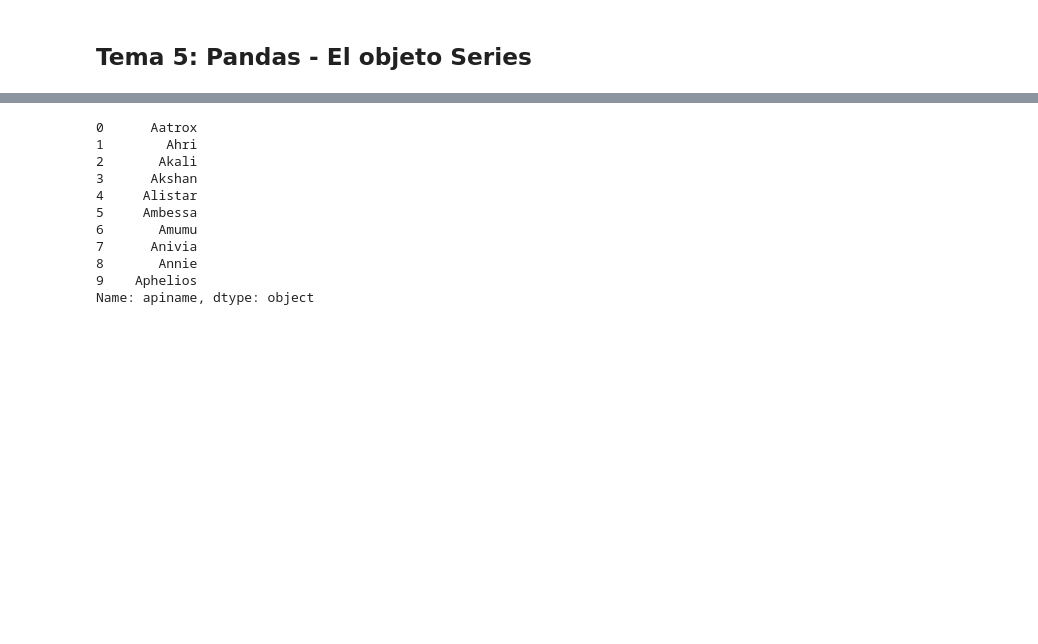
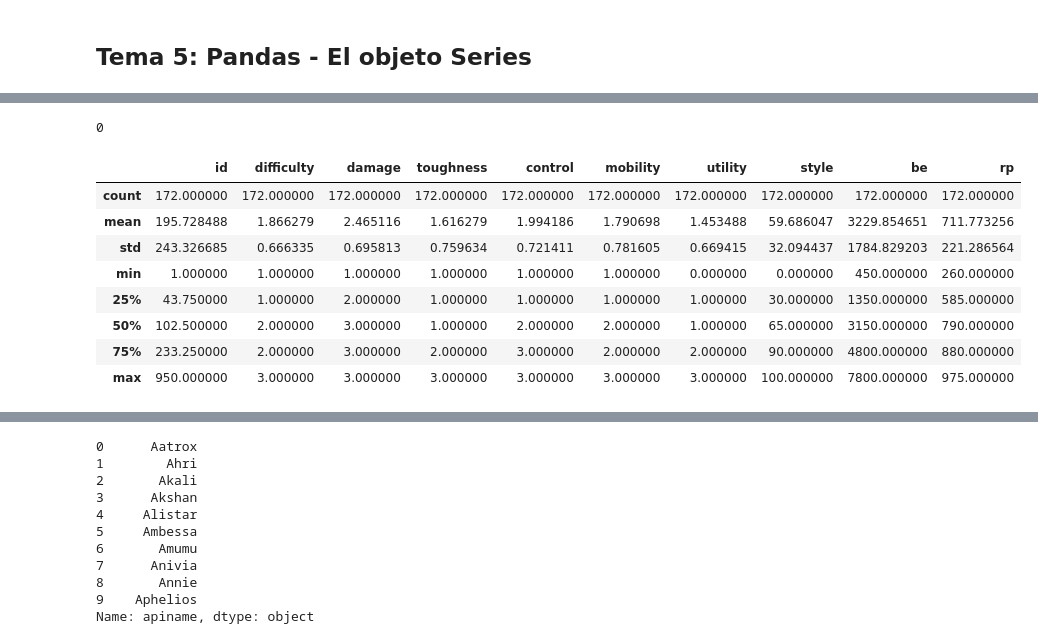
Before and after one commit to ljpiere/data_python_classes, a Jupyter notebook: DA/Webinar 11 - Sprint 6 - Módulos 1 - 2/Webinar11_Sprint6_Modulos_1_2.ipynb, the cells around one changed output, grey strips where cells are left out. Saved outputs shown, nothing was run; the diff lists cells and outputs as text; code cells hidden in the pictures; blank space fills up the shorter version.

```diff
--- a/DA/Webinar 11 - Sprint 6 - Módulos 1 - 2/Webinar11_Sprint6_Modulos_1_2.ipynb
+++ b/DA/Webinar 11 - Sprint 6 - Módulos 1 - 2/Webinar11_Sprint6_Modulos_1_2.ipynb
@@ -103,0 +210,16 @@ df = pd.read_csv('200125_LoL_champion_data.csv')
+# %%
+df.duplicated().sum()
+# %% [output]
+0
+# %%
+df.describe()
+# %% [output]
+|  | id | difficulty | damage | toughness | control | mobility | utility | style | be | rp |
+| count | 172.000000 | 172.000000 | 172.000000 | 172.000000 | 172.000000 | 172.000000 | 172.000000 | 172.000000 | 172.000000 | 172.000000 |
+| mean | 195.728488 | 1.866279 | 2.465116 | 1.616279 | 1.994186 | 1.790698 | 1.453488 | 59.686047 | 3229.854651 | 711.773256 |
+| std | 243.326685 | 0.666335 | 0.695813 | 0.759634 | 0.721411 | 0.781605 | 0.669415 | 32.094437 | 1784.829203 | 221.286564 |
+| min | 1.000000 | 1.000000 | 1.000000 | 1.000000 | 1.000000 | 1.000000 | 0.000000 | 0.000000 | 450.000000 | 260.000000 |
+| 25% | 43.750000 | 1.000000 | 2.000000 | 1.000000 | 1.000000 | 1.000000 | 1.000000 | 30.000000 | 1350.000000 | 585.000000 |
+| 50% | 102.500000 | 2.000000 | 3.000000 | 1.000000 | 2.000000 | 2.000000 | 1.000000 | 65.000000 | 3150.000000 | 790.000000 |
+| 75% | 233.250000 | 2.000000 | 3.000000 | 2.000000 | 3.000000 | 2.000000 | 2.000000 | 90.000000 | 4800.000000 | 880.000000 |
+| max | 950.000000 | 3.000000 | 3.000000 | 3.000000 | 3.000000 | 3.000000 | 3.000000 | 100.000000 | 7800.000000 | 975.000000 |
```
Also changed, not shown: parts of 24 cells of this notebook.
